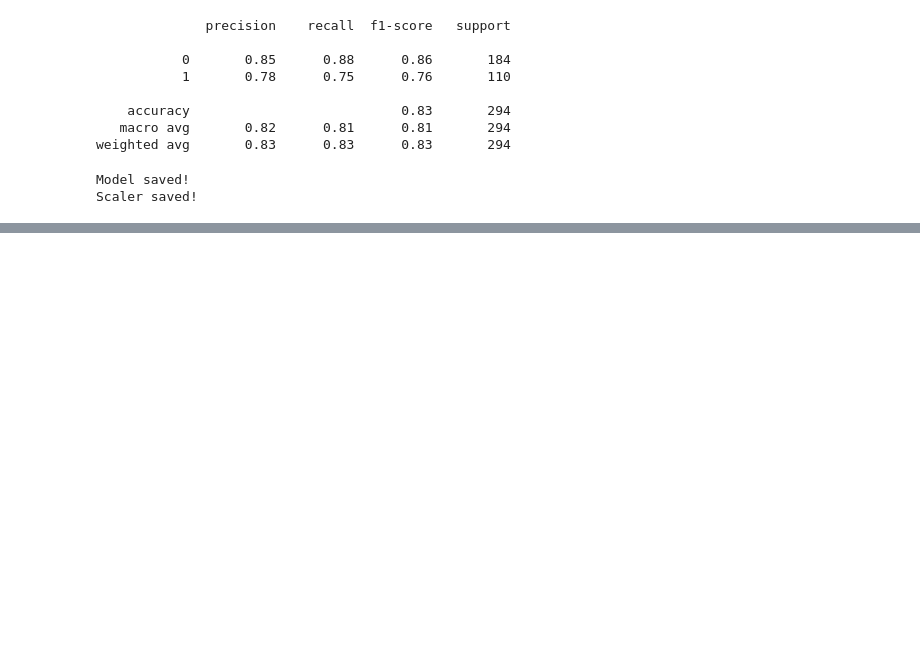
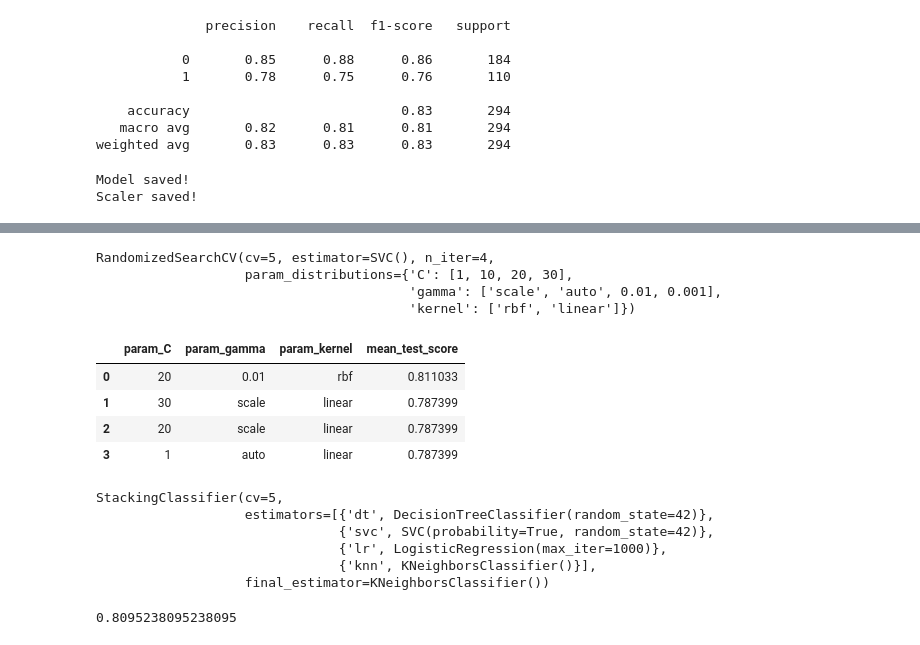
Before and after one commit to UtkarshShukla706/ML_Projects, a Jupyter notebook: Project_2/mlmodels.ipynb, the cells around one changed output, grey strips where cells are left out. Drawn from its saved outputs; the diff is of its cells as text; code cells hidden in the pictures; blank space fills up the shorter version.

```diff
--- a/Project_2/mlmodels.ipynb
+++ b/Project_2/mlmodels.ipynb
@@ -610,0 +683,28 @@ Scaler saved!
+# %%
+#similarly if we are using the randomized search then
+
+from sklearn.model_selection import RandomizedSearchCV
+
+classifier_r=RandomizedSearchCV((model_svm),{
+    'C':[1,10,20,30],
+    'gamma':  ['scale', 'auto', 0.01, 0.001],
+    'kernel': ['rbf', 'linear']
+
+},n_iter=4,cv=5,return_train_score=False)
+# %%
+classifier_r.fit(x,y)
+# %% [output]
+RandomizedSearchCV(cv=5, estimator=SVC(), n_iter=4,
+                   param_distributions={'C': [1, 10, 20, 30],
+                                        'gamma': ['scale', 'auto', 0.01, 0.001],
+                                        'kernel': ['rbf', 'linear']})
+# %%
+results_r=pd.DataFrame(classifier_r.cv_results_)
+# %%
+results_r[['param_C','param_gamma','param_kernel','mean_test_score']]
+# %% [output]
+|  | param_C | param_gamma | param_kernel | mean_test_score |
+| 0 | 20 | 0.01 | rbf | 0.811033 |
+| 1 | 30 | scale | linear | 0.787399 |
+| 2 | 20 | scale | linear | 0.787399 |
+| 3 | 1 | auto | linear | 0.787399 |
@@ -610,0 +724,15 @@ Scaler saved!
+# %%
+stacking_clf=StackingClassifier(
+    estimators=baselearners,
+    final_estimator=meta_learners,
+    cv=5
+)
+
+stacking_clf.fit(x_train,y_train)
+# %% [output]
+StackingClassifier(cv=5,
+                   estimators=[{'dt', DecisionTreeClassifier(random_state=42)},
+                               {'svc', SVC(probability=True, random_state=42)},
+                               {'lr', LogisticRegression(max_iter=1000)},
+                               {'knn', KNeighborsClassifier()}],
+                   final_estimator=KNeighborsClassifier())
@@ -610,0 +741,4 @@ Scaler saved!
+# %%
+accuracy_score(y_test,y_pred_stacking)
+# %% [output]
+0.8095238095238095
```
Also changed, not shown: parts of 21 cells of this notebook.
